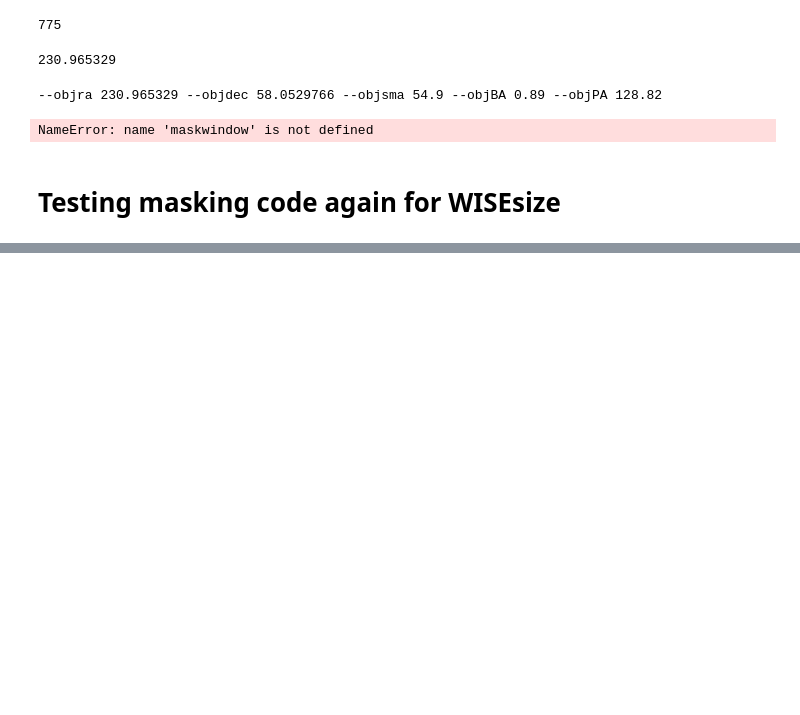
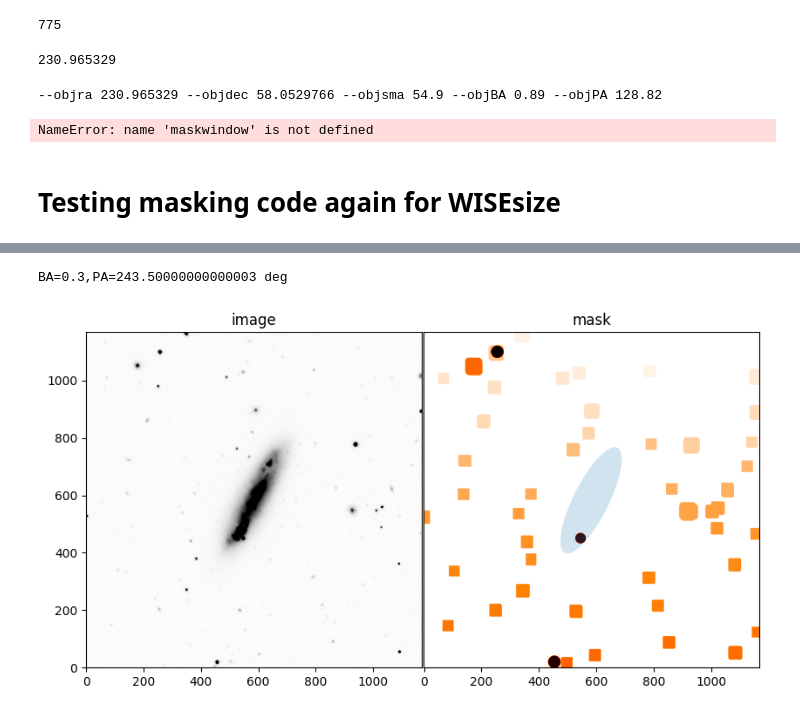
Before and after one commit to rfinn/halphagui, a Jupyter notebook: notebooks/mask-dev.ipynb, the cells around one changed output, grey strips where cells are left out. Drawn from its saved outputs; the diff is of its cells as text; code cells hidden in the pictures; blank space fills up the shorter version.

```diff
--- a/notebooks/mask-dev.ipynb
+++ b/notebooks/mask-dev.ipynb
@@ -220,0 +259,5 @@ os.chdir('/home/rfinn/research/Virgo-dev/wisesize-masks/')
+# %%
+ui.show_mask_mpl()
+# %% [output]
+BA=0.3,PA=243.50000000000003 deg
+[figure, added]
```
Also changed, not shown: parts of 4 cells of this notebook, 2 other files.
